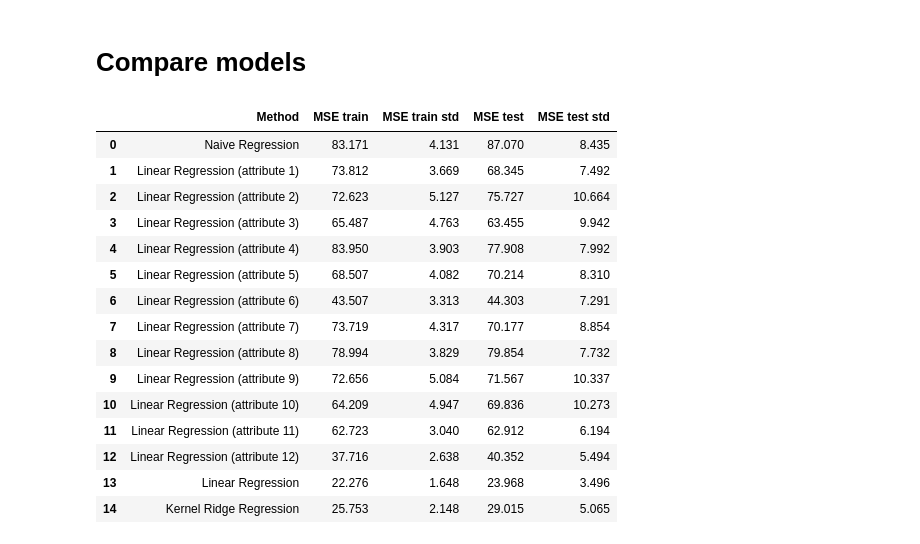
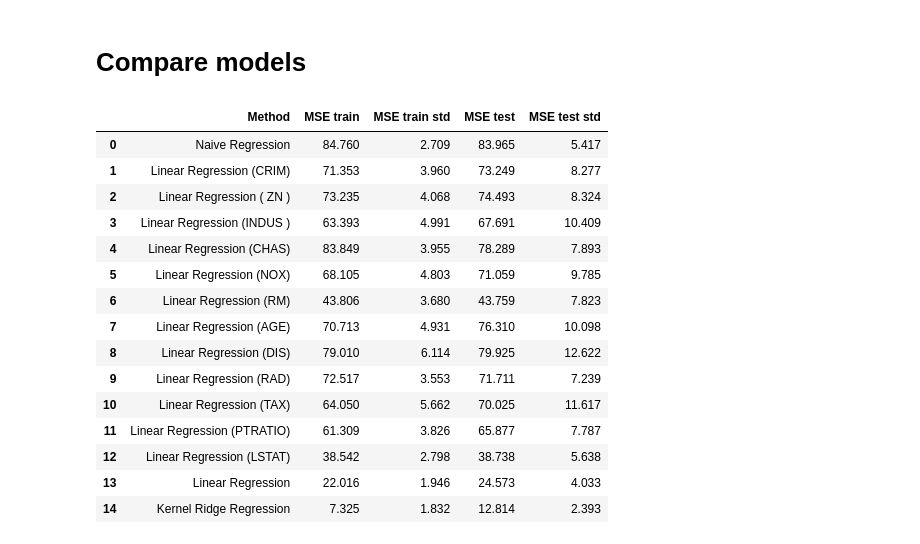
Before and after one commit to jmosinski/ml-basics, a Jupyter notebook: KernelRidgeRegression_LinearRegression_example.ipynb, the cells around one changed output. Saved outputs shown, nothing was run; the diff lists cells and outputs as text; code cells hidden in the pictures.

```diff
--- a/KernelRidgeRegression_LinearRegression_example.ipynb
+++ b/KernelRidgeRegression_LinearRegression_example.ipynb
@@ -384,7 +384,7 @@ results['MSE test std'].append(np.std(test_mse))
 #######################################
 # Linear Regression on single feature #
 #######################################
-for n in range(x.shape[1]):
+for n, col in enumerate(df.columns[:-1]):
     x_n = x[:,n].reshape(-1, 1)
     train_mse = []
     test_mse = []
@@ -402,7 +402,7 @@ for n in range(x.shape[1]):
         y_pred = regressor.predict(x_test)
         test_mse.append(mean_squarred_error(y_pred, y_test))
     # Append results
-    results['Method'].append(f'Linear Regression (attribute {n+1})')
+    results['Method'].append(f'Linear Regression ({col})')
     results['MSE train'].append(np.mean(train_mse))
     results['MSE train std'].append(np.std(train_mse))
     results['MSE test'].append(np.mean(test_mse))
@@ -445,7 +445,7 @@ train_mse = []
 test_mse = []
 # Produce results for 20 random train/test splits
 for i in range(20):
-    # Create object to capture results of search
+    # Create dict to capture results of search
     cross_val_results = {
       'val_mse': [],
       'gamma': [],
@@ -483,9 +483,9 @@ for i in range(20):
     # Get train and test MSE for best gamma and sigma
     x_train, y_train = train_data[:, :-1], train_data[:, -1]
     x_test, y_test = test_data[:, :-1], test_data[:, -1]
-    regressor = KernelRidgeRegression(gamma=gamma,
+    regressor = KernelRidgeRegression(gamma=best_gamma,
                                       kernel='rbf',
-                                      kernel_params={'sigma': sigma})
+                                      kernel_params={'sigma': best_sigma})
     regressor.fit(x_train, y_train)
     y_pred = regressor.predict(x_train)
     train_mse.append(mean_squarred_error(y_pred, y_train))
@@ -498,23 +498,22 @@ results['MSE train std'].append(np.std(train_mse))
 results['MSE test'].append(np.mean(test_mse))
 results['MSE test std'].append(np.std(test_mse))
 # %%
-# Show results
-models_results_df = pd.DataFrame(results)
-np.round(models_results_df, 3)
+results_df = pd.DataFrame(results)
+np.round(results_df, 3)
 # %% [output]
 |  | Method | MSE train | MSE train std | MSE test | MSE test std |
-| 0 | Naive Regression | 83.171 | 4.131 | 87.070 | 8.435 |
-| 1 | Linear Regression (attribute 1) | 73.812 | 3.669 | 68.345 | 7.492 |
-| 2 | Linear Regression (attribute 2) | 72.623 | 5.127 | 75.727 | 10.664 |
-| 3 | Linear Regression (attribute 3) | 65.487 | 4.763 | 63.455 | 9.942 |
-| 4 | Linear Regression (attribute 4) | 83.950 | 3.903 | 77.908 | 7.992 |
-| 5 | Linear Regression (attribute 5) | 68.507 | 4.082 | 70.214 | 8.310 |
-| 6 | Linear Regression (attribute 6) | 43.507 | 3.313 | 44.303 | 7.291 |
-| 7 | Linear Regression (attribute 7) | 73.719 | 4.317 | 70.177 | 8.854 |
-| 8 | Linear Regression (attribute 8) | 78.994 | 3.829 | 79.854 | 7.732 |
-| 9 | Linear Regression (attribute 9) | 72.656 | 5.084 | 71.567 | 10.337 |
-| 10 | Linear Regression (attribute 10) | 64.209 | 4.947 | 69.836 | 10.273 |
-| 11 | Linear Regression (attribute 11) | 62.723 | 3.040 | 62.912 | 6.194 |
-| 12 | Linear Regression (attribute 12) | 37.716 | 2.638 | 40.352 | 5.494 |
-| 13 | Linear Regression | 22.276 | 1.648 | 23.968 | 3.496 |
-| 14 | Kernel Ridge Regression | 25.753 | 2.148 | 29.015 | 5.065 |
+| 0 | Naive Regression | 84.760 | 2.709 | 83.965 | 5.417 |
+| 1 | Linear Regression (CRIM) | 71.353 | 3.960 | 73.249 | 8.277 |
+| 2 | Linear Regression ( ZN ) | 73.235 | 4.068 | 74.493 | 8.324 |
+| 3 | Linear Regression (INDUS ) | 63.393 | 4.991 | 67.691 | 10.409 |
+| 4 | Linear Regression (CHAS) | 83.849 | 3.955 | 78.289 | 7.893 |
+| 5 | Linear Regression (NOX) | 68.105 | 4.803 | 71.059 | 9.785 |
+| 6 | Linear Regression (RM) | 43.806 | 3.680 | 43.759 | 7.823 |
+| 7 | Linear Regression (AGE) | 70.713 | 4.931 | 76.310 | 10.098 |
+| 8 | Linear Regression (DIS) | 79.010 | 6.114 | 79.925 | 12.622 |
+| 9 | Linear Regression (RAD) | 72.517 | 3.553 | 71.711 | 7.239 |
+| 10 | Linear Regression (TAX) | 64.050 | 5.662 | 70.025 | 11.617 |
+| 11 | Linear Regression (PTRATIO) | 61.309 | 3.826 | 65.877 | 7.787 |
+| 12 | Linear Regression (LSTAT) | 38.542 | 2.798 | 38.738 | 5.638 |
+| 13 | Linear Regression | 22.016 | 1.946 | 24.573 | 4.033 |
+| 14 | Kernel Ridge Regression | 7.325 | 1.832 | 12.814 | 2.393 |
```
Also changed, not shown: parts of 7 cells of this notebook, 2 other files.
